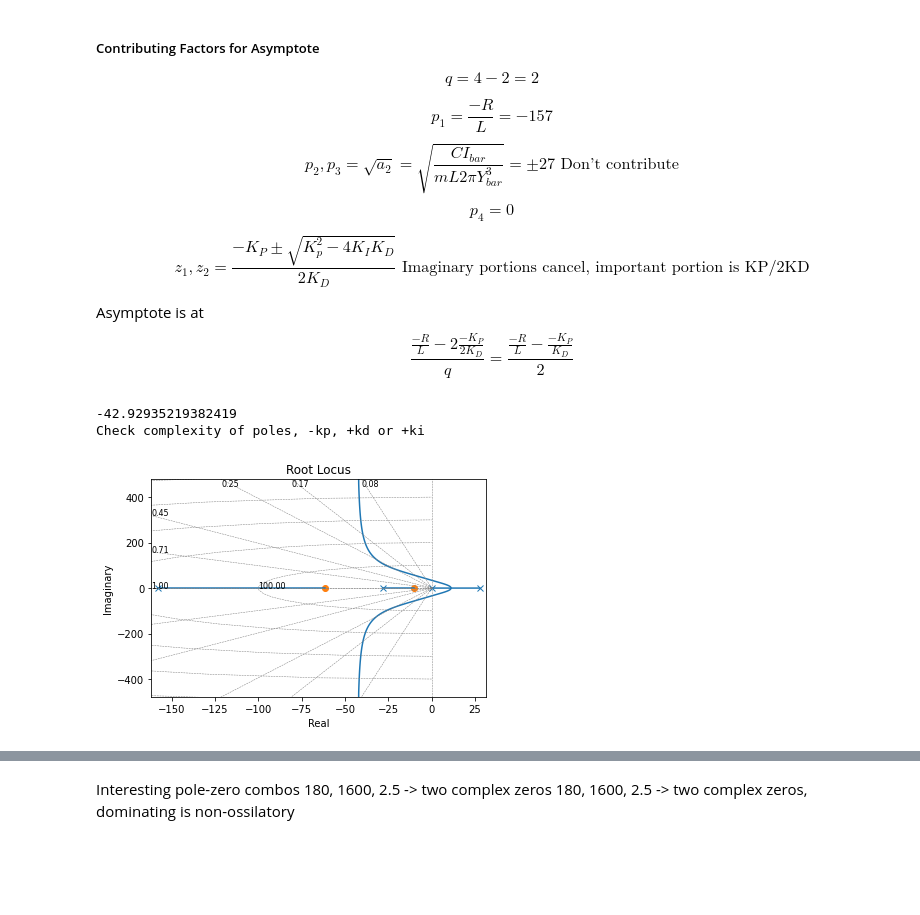
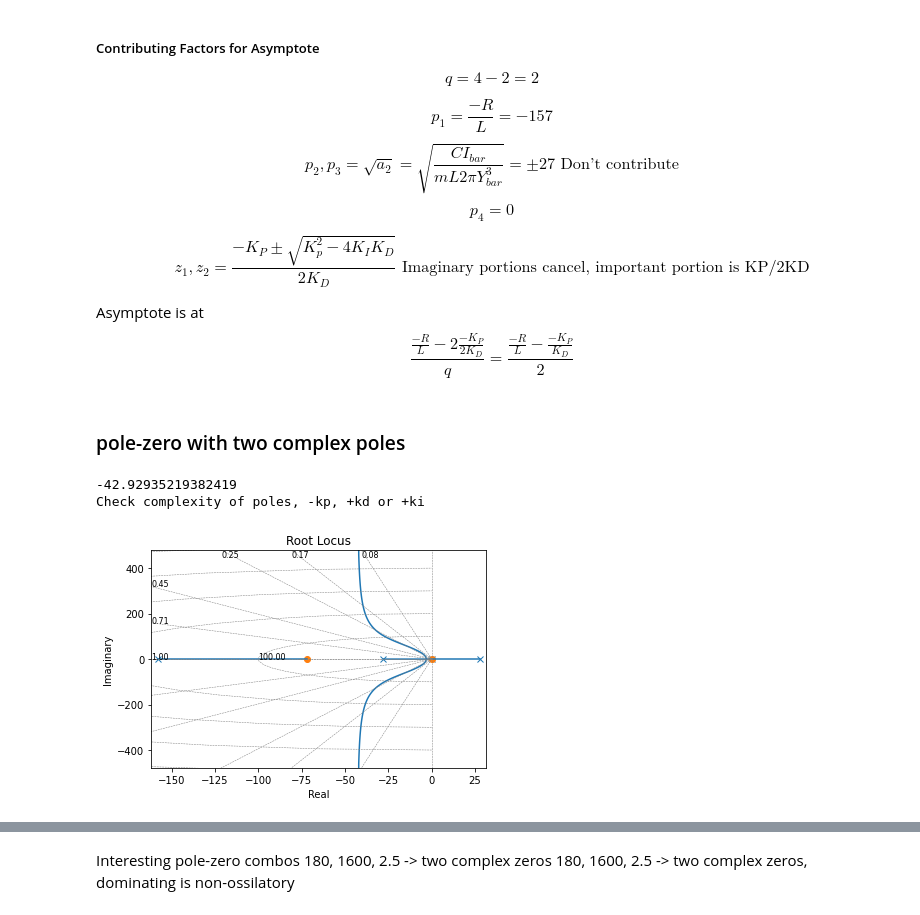
Before and after one commit to AmyPhung/mag-lev-controls, a Jupyter notebook: notebooks/controller_tuning.ipynb, the cells around one changed output, grey strips where cells are left out. Drawn from its saved outputs; the diff is of its cells as text; code cells hidden in the pictures; blank space fills up the shorter version.

```diff
--- a/notebooks/controller_tuning.ipynb
+++ b/notebooks/controller_tuning.ipynb
@@ -24,0 +26,22 @@ m = 3.0e-3 # Default mass - feel free to change
+# %%
+MAX_VOLTAGE = 10.0                   # [V]
+R = 2.41                             # Coil Resistance [ohms]
+L = 0.015266817305695372             # Inductance [H]
+c_I_to_V_h = 0.47996355000000007     # Computed scaling constant between electromagnet current and hall voltage
+# Lumped parameter constants for V_h to position
+hall_params = [2.58897620e-05, 2.49441669e+00, 1.35761509e-02]
+
+# Lumped paramter in electromagnet current to position model
+C1 = -0.0000034 # Hand-picked for now
+
+# For computing hall voltage contribution from magnet
+C2 = 0.86 # Electromagnet voltage scaling
+C3 = 0.39 # Current derivative scaling
+
+# Linearization setpoints
+I_bar = 1.5 # Note: magnet will be pre-charged to this value
+y_bar = 0.03 # Note: this is the point where we will try to control around
+
+
+m = C1 * I_bar / (-9.81*L*4*math.pi*y_bar**2)
+m
@@ -25,6 +50,6 @@ m = 3.0e-3 # Default mass - feel free to change
 # %%
-a2 = (-C * I_bar) / (m * L * 2 * np.pi * y_bar**3)
-np.sqrt(a2) # pole locations of second plant (+/-)
+a2 = (C * I_bar) / (m * L * 2 * np.pi * y_bar**3)
+np.sqrt(np.abs(a2)) # pole locations of second plant (+/-)
 # %% [output]
 27.788744601393653
 # %%
@@ -71,29 +96,31 @@ $$z_1, z_2 = \frac{-K_P \pm \sqrt{K_p^2 -4K_{I}K_{D}}}{2K_D} \text{ Imaginary po
 
 
 Asymptote is at $$\frac{ \frac{-R}{L} - 2\frac{-K_P}{2K_D}}{q} = \frac{\frac{-R}{L} - \frac{-K_P}{K_D}}{2}$$
+# %% [markdown]
+### pole-zero with two complex poles
 # %%
 k = 1
 kp = k*180
-ki = k*1600
+# ki = k*16000
+ki = 0
 kd = k*2.5
 
 asymptote = ((-R/L)-(-kp/kd))/2
 print(asymptote)
 
 if 4*kd*ki < kp**2:
     print("Check complexity of poles, -kp, +kd or +ki")
 
 # if kp/(2*kd) < np.sqrt(np.abs(kp**2 - 4*kd*ki))/(2*kd):
 #     print("Check proportionality, +kp, -kd")
 
 if asymptote > 0:
     print("Asymptote is in RHP, -kp or +kd")
+
+lti = control.TransferFunction([a1*kd, a1*kp, a1*ki], [L, R, L*a2, R*a2,0])
+rlist, klist = control.root_locus(lti)
+plt.show()
 # %% [output]
 -42.92935219382419
 Check complexity of poles, -kp, +kd or +ki
+[figure, added]
-# %%
-lti_uncontrolled = control.TransferFunction([a1*kd, a1*kp, a1*ki], [L, R, -L*a2, -R*a2,0])
-rlist, klist = control.root_locus(lti_uncontrolled)
-plt.show()
-# %% [output]
-[figure, removed]
```
Also changed, not shown: parts of 17 cells of this notebook, 5 other files.
